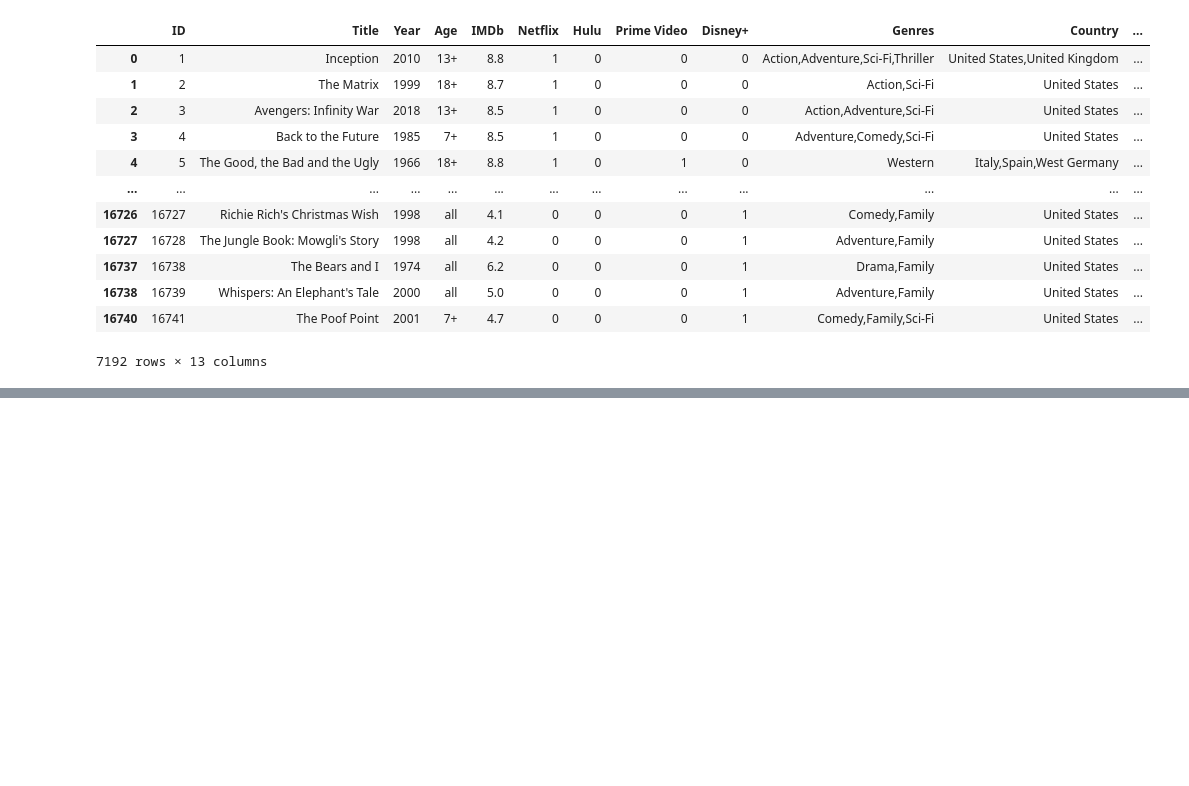
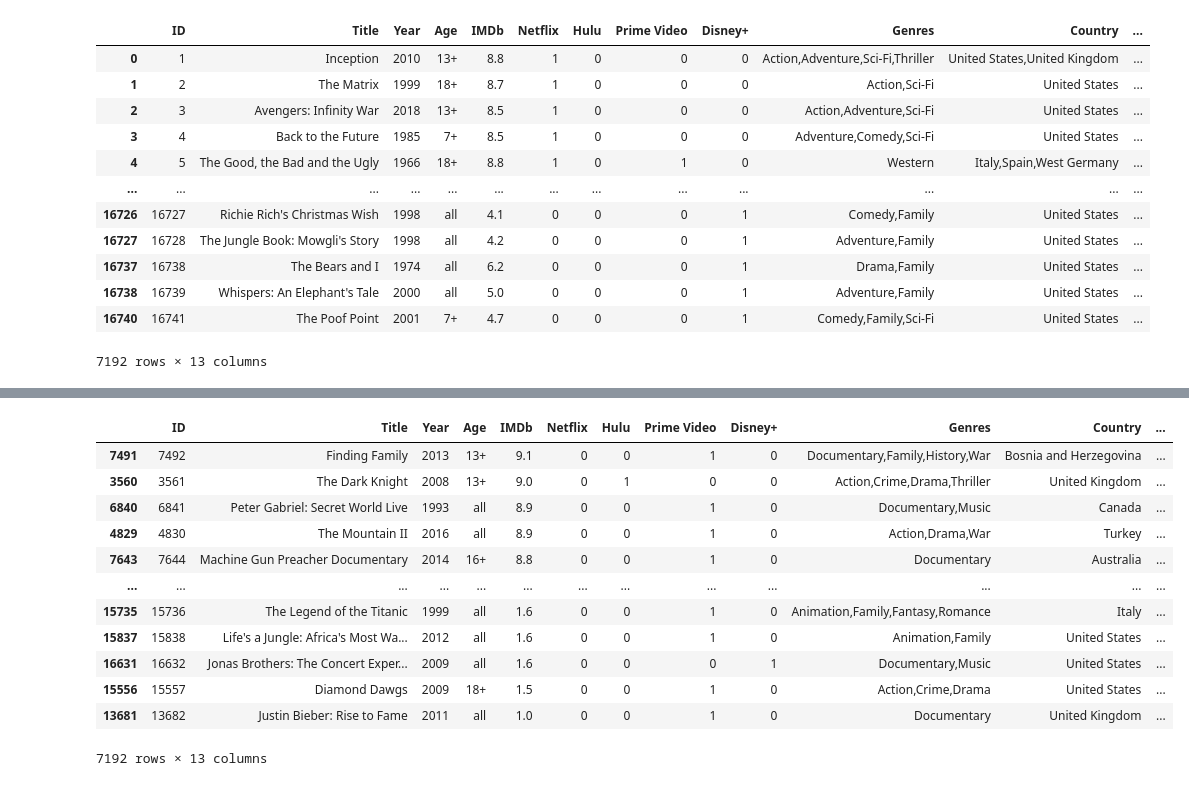
Before and after one commit to RoLDT/project-one-nesfils, a Jupyter notebook: Gabby.ipynb, the cells around one changed output, grey strips where cells are left out. Drawn from its saved outputs; the diff is of its cells as text; code cells hidden in the pictures; blank space fills up the shorter version.

```diff
--- a/Gabby.ipynb
+++ b/Gabby.ipynb
@@ -54,0 +207,18 @@ complete_df
+# %%
+#Get Unique Values of a Column with drop_duplicates() for a specific column Title
+dropcountry_df= sortcountry_df.drop_duplicates(subset=['Title'])
+dropcountry_df
+# %% [output]
+|  | ID | Title | Year | Age | IMDb | Netflix | Hulu | Prime Video | Disney+ | Genres | Country | ... |
+| 7491 | 7492 | Finding Family | 2013 | 13+ | 9.1 | 0 | 0 | 1 | 0 | Documentary,Family,History,War | Bosnia and Herzegovina | ... |
+| 3560 | 3561 | The Dark Knight | 2008 | 13+ | 9.0 | 0 | 1 | 0 | 0 | Action,Crime,Drama,Thriller | United Kingdom | ... |
+| 6840 | 6841 | Peter Gabriel: Secret World Live | 1993 | all | 8.9 | 0 | 0 | 1 | 0 | Documentary,Music | Canada | ... |
+| 4829 | 4830 | The Mountain II | 2016 | all | 8.9 | 0 | 0 | 1 | 0 | Action,Drama,War | Turkey | ... |
+| 7643 | 7644 | Machine Gun Preacher Documentary | 2014 | 16+ | 8.8 | 0 | 0 | 1 | 0 | Documentary | Australia | ... |
+| ... | ... | ... | ... | ... | ... | ... | ... | ... | ... | ... | ... | ... |
+| 15735 | 15736 | The Legend of the Titanic | 1999 | all | 1.6 | 0 | 0 | 1 | 0 | Animation,Family,Fantasy,Romance | Italy | ... |
+| 15837 | 15838 | Life's a Jungle: Africa's Most Wa... | 2012 | all | 1.6 | 0 | 0 | 1 | 0 | Animation,Family | United States | ... |
+| 16631 | 16632 | Jonas Brothers: The Concert Exper... | 2009 | all | 1.6 | 0 | 0 | 0 | 1 | Documentary,Music | United States | ... |
+| 15556 | 15557 | Diamond Dawgs | 2009 | 18+ | 1.5 | 0 | 0 | 1 | 0 | Action,Crime,Drama | United States | ... |
+| 13681 | 13682 | Justin Bieber: Rise to Fame | 2011 | all | 1.0 | 0 | 0 | 1 | 0 | Documentary | United Kingdom | ... |
+7192 rows × 13 columns
```
Also changed, not shown: parts of 23 cells of this notebook.
